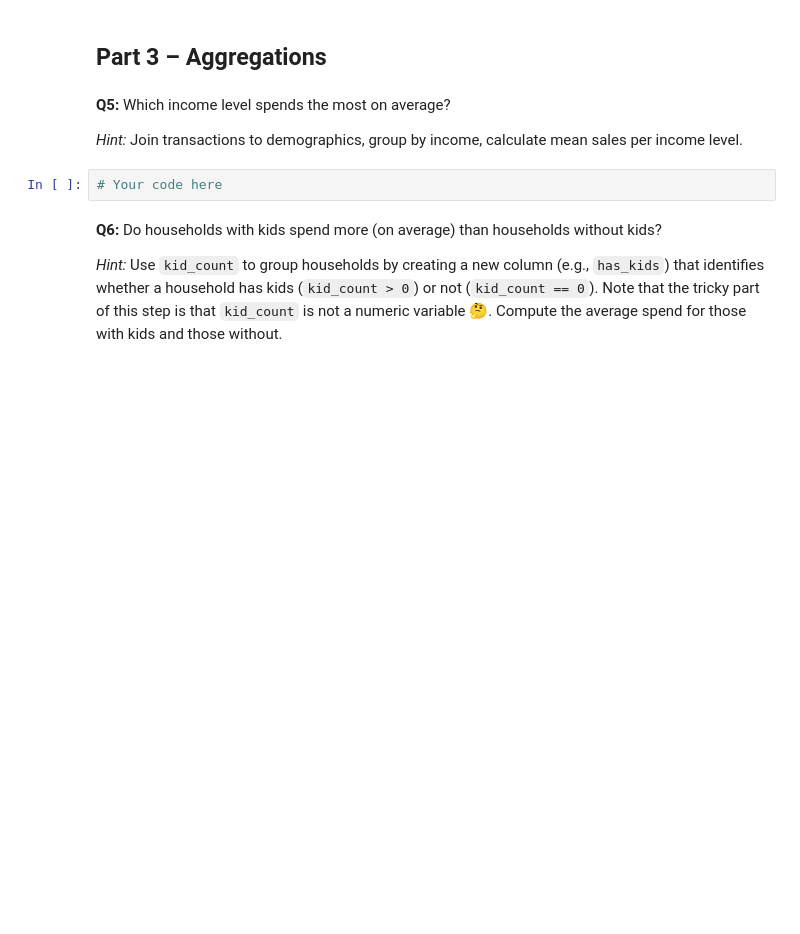
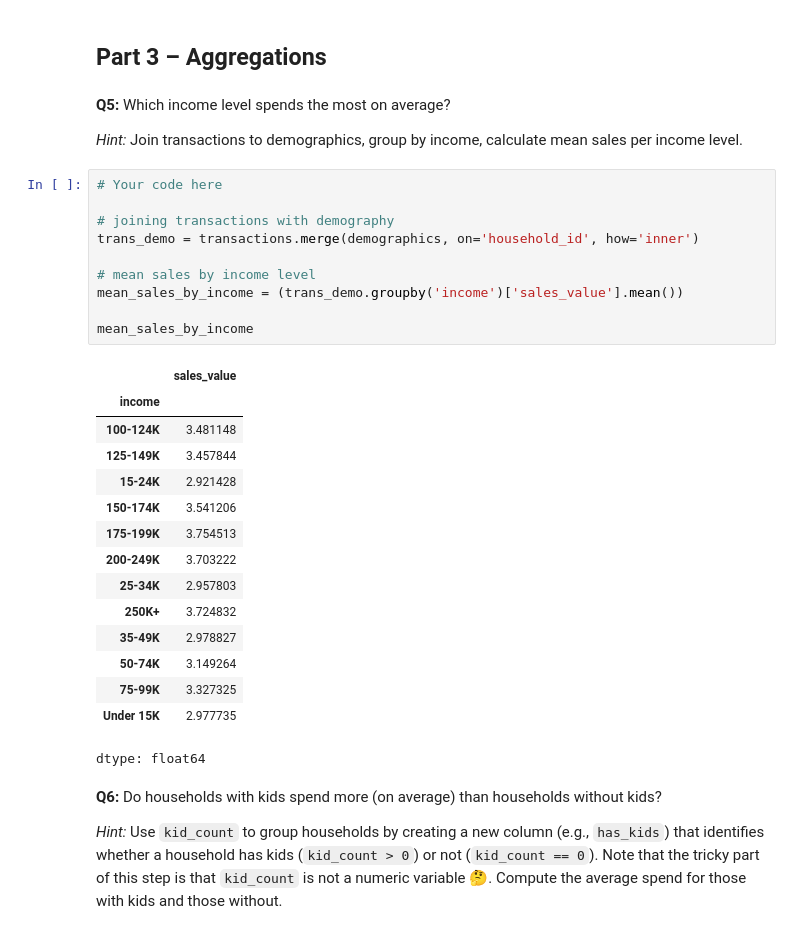
Before and after one commit to prachii712/learningsql-2875059, a Jupyter notebook: homework/homework2.ipynb, the cells around one changed output. Saved outputs shown, nothing was run; the diff lists cells and outputs as text; blank space fills up the shorter version.

```diff
--- a/homework/homework2.ipynb
+++ b/homework/homework2.ipynb
@@ -233,6 +229,30 @@ Transactions with quantity 0 = 8869
 *Hint:* Join transactions to demographics, group by income, calculate mean sales per income level.
 # %%
 # Your code here
+
+# joining transactions with demography
+trans_demo = transactions.merge(demographics, on='household_id', how='inner')
+
+# mean sales by income level
+mean_sales_by_income = (trans_demo.groupby('income')['sales_value'].mean())
+
+mean_sales_by_income
+# %% [output]
+|  | sales_value |
+| income |  |
+| 100-124K | 3.481148 |
+| 125-149K | 3.457844 |
+| 15-24K | 2.921428 |
+| 150-174K | 3.541206 |
+| 175-199K | 3.754513 |
+| 200-249K | 3.703222 |
+| 25-34K | 2.957803 |
+| 250K+ | 3.724832 |
+| 35-49K | 2.978827 |
+| 50-74K | 3.149264 |
+| 75-99K | 3.327325 |
+| Under 15K | 2.977735 |
+dtype: float64
 # %% [markdown]
 
 **Q6:** Do households with kids spend more (on average) than households without kids?
```
Also changed, not shown: parts of 11 cells of this notebook.
